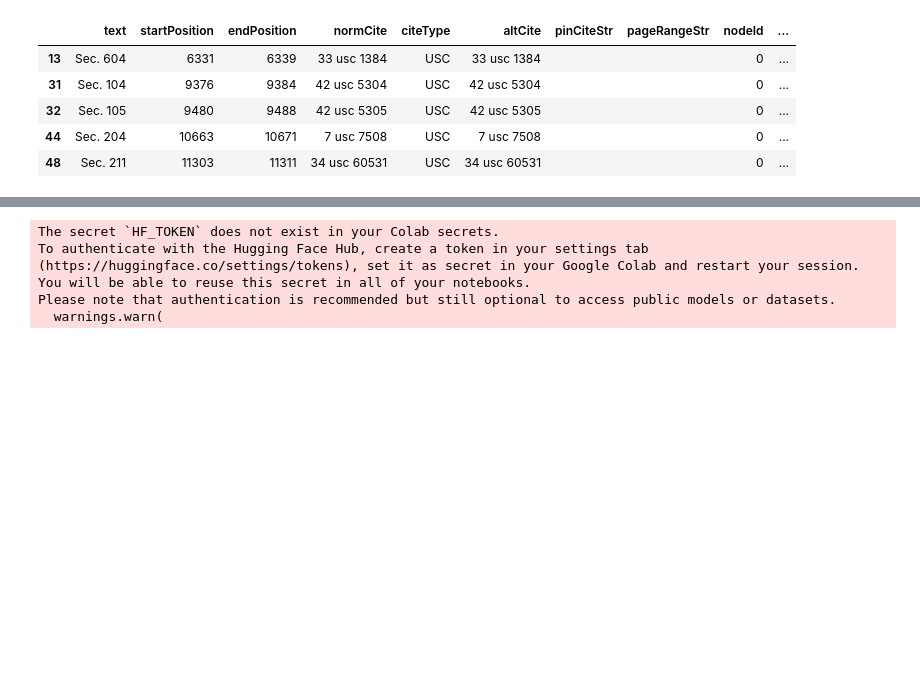
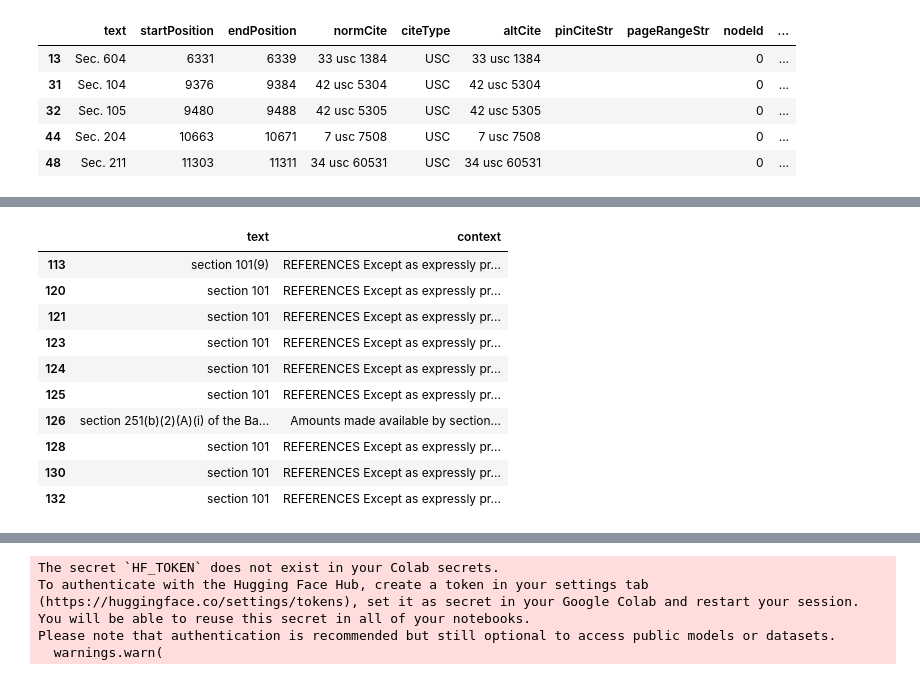
Before and after one commit to RaphaelEse/LawGorithmML, a Jupyter notebook: ML/Untitled25.ipynb, the cells around one changed output, grey strips where cells are left out. Saved outputs shown, nothing was run; the diff lists cells and outputs as text; code cells hidden in the pictures; blank space fills up the shorter version.

```diff
--- a/ML/Untitled25.ipynb
+++ b/ML/Untitled25.ipynb
@@ -139,3 +172,18 @@ df_citations.head()
+# %%
+# View result
+df_citations[["text", "context"]].head(10)
+# %% [output]
+|  | text | context |
+| 113 | section 101(9) | REFERENCES Except as expressly pr... |
+| 120 | section 101 | REFERENCES Except as expressly pr... |
+| 121 | section 101 | REFERENCES Except as expressly pr... |
+| 123 | section 101 | REFERENCES Except as expressly pr... |
+| 124 | section 101 | REFERENCES Except as expressly pr... |
+| 125 | section 101 | REFERENCES Except as expressly pr... |
+| 126 | section 251(b)(2)(A)(i) of the Ba... | Amounts made available by section... |
+| 128 | section 101 | REFERENCES Except as expressly pr... |
+| 130 | section 101 | REFERENCES Except as expressly pr... |
+| 132 | section 101 | REFERENCES Except as expressly pr... |
 # %%
 # Keep only necessary columns
 df = df_citations[["text", "normCite", "citeType", "context", "high_confidence"]]
```
Also changed, not shown: parts of 19 cells of this notebook.
